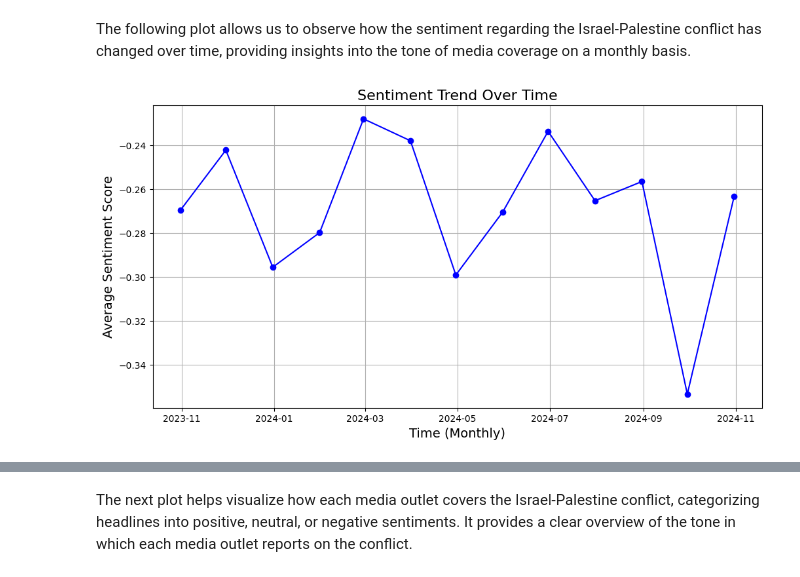
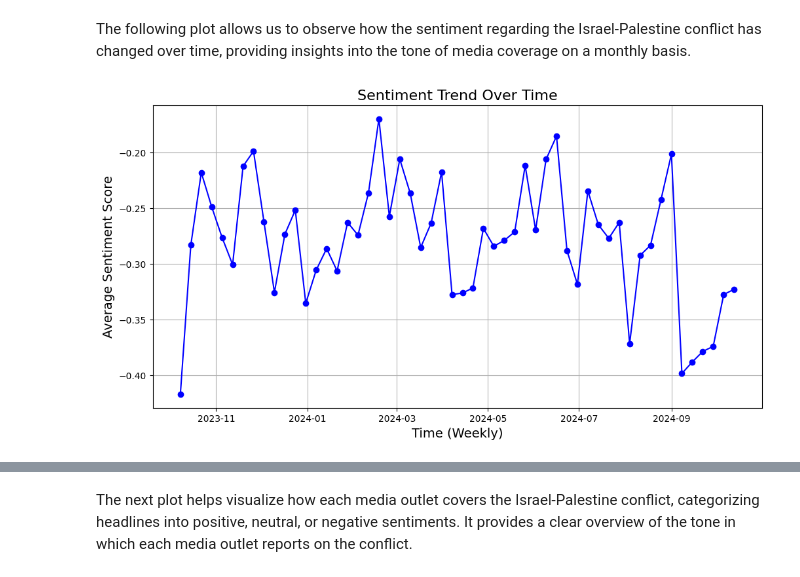
Before and after one commit to tinasophie15/FCSS-Project-Group-10, a Jupyter notebook: code/group10.ipynb, the cells around one changed output, grey strips where cells are left out. Cells and saved outputs as stored; diff of their text form; code cells hidden in the pictures.

```diff
--- a/code/group10.ipynb
+++ b/code/group10.ipynb
@@ -84,8 +105,9 @@ data
 # %% [markdown]
 Filtering by keywords: We check if the title column contains any of the needed words, ignoring case sensitivity and handling missing values.
 # %%
-keywords = ["Gaza", "Israel", "Palestine", "West Bank", "Palestinian", "Hamas", "IDF", "Hezbollah"]
+keywords = ["Gaza", "Israel", "Palestine", "West Bank", "Palestinian", "Hamas", "IDF", "Hezbollah", "Israeli"]
 data_filtered = data[data['title'].str.contains('|'.join(keywords), case=False, na=False)]
+data_filtered = data_filtered[data_filtered['language'] == 'en']
 
 # Drop the 'id' and 'language' columns
 data_cleaned = data_filtered.drop(columns=['id', 'indexed_date', 'language', 'media_url', 'url'])
@@ -96,7 +118,7 @@ data_cleaned = data_cleaned.rename(columns={
     "title": "Title",
 })
 
-cleaned_file_path = "../data/data_cleaned_filtered.csv"
+cleaned_file_path = r'C:\Users\NejlaHidic\Desktop\Uni\Foundations of CSS\Project\data\data_cleaned_filtered.csv'
 data_cleaned.to_csv(cleaned_file_path, index=False)
 
 data_cleaned
@@ -291,18 +304,19 @@ plt.show()
 The following plot allows us to observe how the sentiment regarding the Israel-Palestine conflict has changed over time, providing insights into the tone of media coverage on a monthly basis.
 # %%
 # Convert 'Publish Date' to datetime format
-data_cleaned['Publish Date'] = pd.to_datetime(data_cleaned['Publish Date'])
+data_cleaned['Publish Date'] = pd.to_datetime(data_cleaned['Publish Date'], errors='coerce')
+data_cleaned = data_cleaned.reset_index(drop=True)
 
 # Calculate average sentiment score by month
-sentiment_over_time = data_cleaned.resample('ME', on='Publish Date')['Sentiment Score'].mean()
+sentiment_over_time = data_cleaned.resample('W', on='Publish Date')['Sentiment Score'].mean()
 
 # Plot sentiment over time
 plt.figure(figsize=(12, 6))
 plt.plot(sentiment_over_time.index, sentiment_over_time.values, marker='o', color='blue')
-plt.xlabel("Time (Monthly)", fontsize=14)
+plt.xlabel("Time (Weekly)", fontsize=14)
 plt.ylabel("Average Sentiment Score", fontsize=14)
 plt.title("Sentiment Trend Over Time", fontsize=16)
 plt.grid()
 plt.show()
 # %% [output]
-[figure, old version]
+[figure, new version]
```
Also changed, not shown: parts of 30 cells of this notebook.
